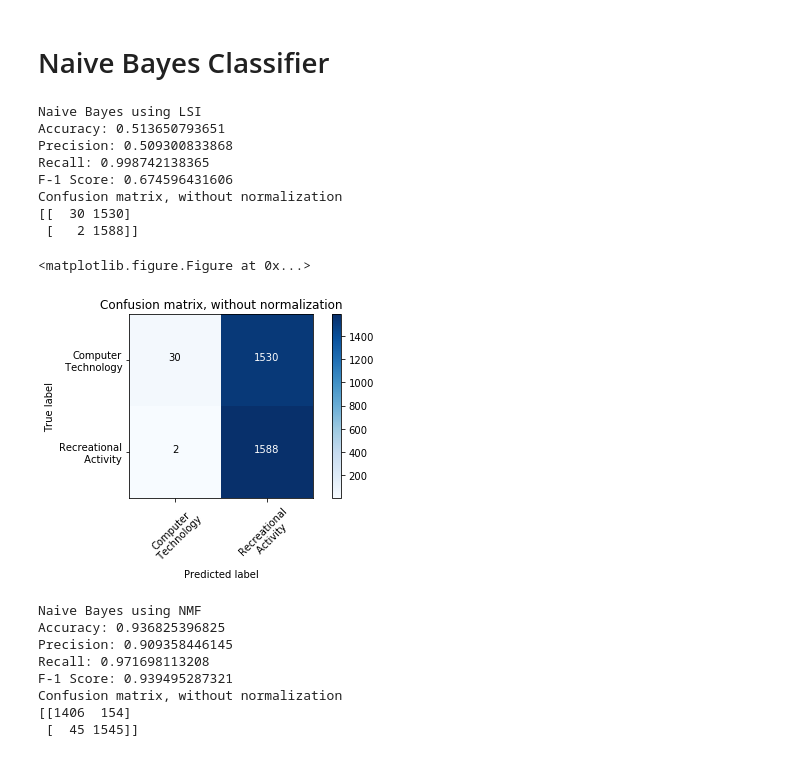
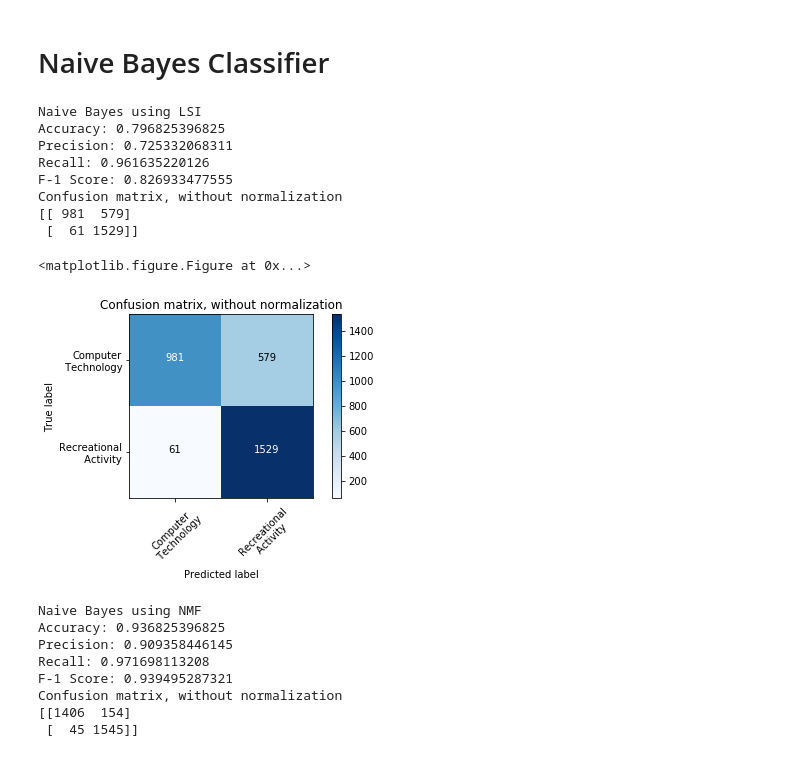
Before and after one commit to nsnguyen/ECE-219, a Jupyter notebook: project1/Project_1.ipynb, the cells around one changed output. Saved outputs shown, nothing was run; the diff lists cells and outputs as text; code cells hidden in the pictures.

```diff
--- a/project1/Project_1.ipynb
+++ b/project1/Project_1.ipynb
@@ -720,19 +710,19 @@ def predict_calculate_naive_bayes(train_set, test_set, binary_train_target, bina
 # %%
 print('Naive Bayes using LSI')
-fpr,tpr = predict_calculate_naive_bayes(lsi_train, nmf_test, binary_train_target, binary_test_target)
+fpr,tpr = predict_calculate_naive_bayes(lsi_train, lsi_test, binary_train_target, binary_test_target)
 fprs.append(fpr)
 tprs.append(tpr)
 # %% [output]
 Naive Bayes using LSI
-Accuracy: 0.513650793651
-Precision: 0.509300833868
-Recall: 0.998742138365
-F-1 Score: 0.674596431606
+Accuracy: 0.796825396825
+Precision: 0.725332068311
+Recall: 0.961635220126
+F-1 Score: 0.826933477555
 Confusion matrix, without normalization
-[[  30 1530]
- [   2 1588]]
+[[ 981  579]
+ [  61 1529]]
 <matplotlib.figure.Figure at 0x...>
-[figure, old version]
+[figure, new version]
 # %%
 print('Naive Bayes using NMF')
 fpr,tpr = predict_calculate_naive_bayes(nmf_train, nmf_test, binary_train_target, binary_test_target)
```
Also changed, not shown: parts of 13 cells of this notebook.
